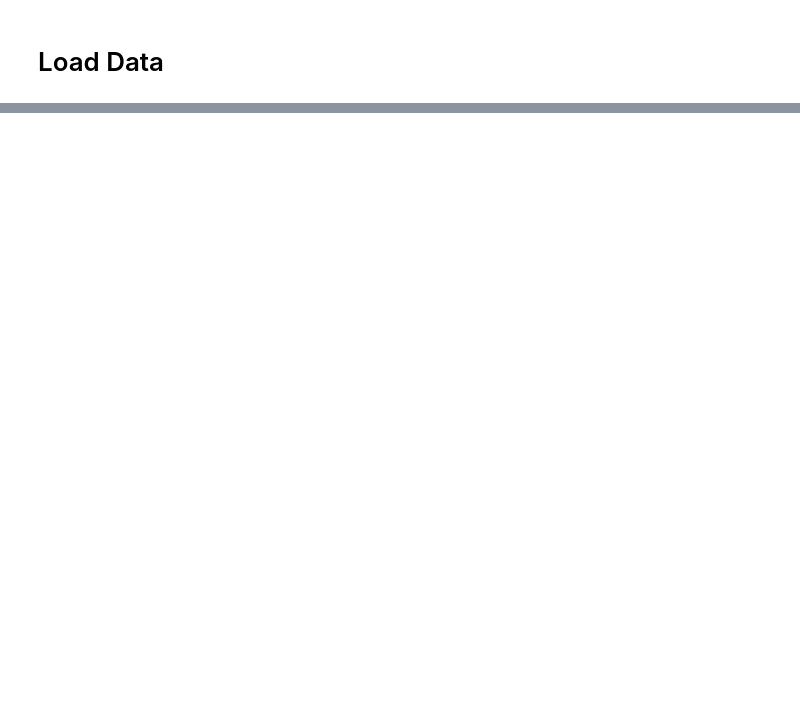
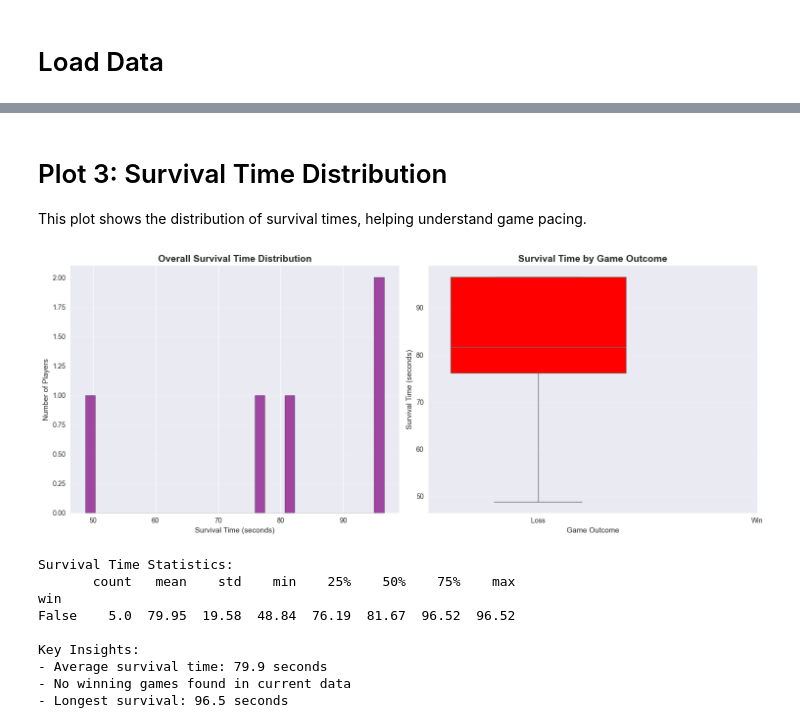
Before and after one commit to Jiawei-Wang45/526-NewPush, a Jupyter notebook: Analysis/analysis.ipynb, the cells around one changed output, grey strips where cells are left out. Cells and saved outputs as stored; diff of their text form; code cells hidden in the pictures; blank space fills up the shorter version.

```diff
--- a/Analysis/analysis.ipynb
+++ b/Analysis/analysis.ipynb
@@ -187,0 +265,57 @@ plt.show()
+# %% [markdown]
+# Plot 3: Survival Time Distribution
+
+This plot shows the distribution of survival times, helping understand game pacing.
+# %%
+# Survival time analysis
+fig, (ax1, ax2) = plt.subplots(1, 2, figsize=(15, 6))
+
+# Overall survival time distribution
+sns.histplot(data=ability_usage_df, x='survivetime', bins=30, ax=ax1, color='purple', alpha=0.7)
+ax1.set_title('Overall Survival Time Distribution', fontsize=14, fontweight='bold')
+ax1.set_xlabel('Survival Time (seconds)')
+ax1.set_ylabel('Number of Players')
+ax1.grid(axis='y', alpha=0.3)
+
+# Survival time by win/loss
+box_plot = sns.boxplot(data=ability_usage_df, x='win', y='survivetime', ax=ax2)
+ax2.set_title('Survival Time by Game Outcome', fontsize=14, fontweight='bold')
+ax2.set_xlabel('Game Outcome')
+ax2.set_ylabel('Survival Time (seconds)')
+
+# Set custom colors for the boxes
+for patch, color in zip(ax2.patches, ['red', 'green']):
+    patch.set_facecolor(color)
+
+ax2.set_xticks([0, 1])
+ax2.set_xticklabels(['Loss', 'Win'])
+ax2.grid(axis='y', alpha=0.3)
+
+plt.tight_layout()
+plt.show()
+
+# Statistics
+win_stats = ability_usage_df.groupby('win')['survivetime'].describe()
+print("Survival Time Statistics:")
+print(win_stats.round(2))
+
+print(f"\nKey Insights:")
+print(f"- Average survival time: {ability_usage_df['survivetime'].mean():.1f} seconds")
+if True in win_stats.index:
+    winner_mean = win_stats.loc[True, 'mean']
+    loser_mean = win_stats.loc[False, 'mean']
+    print(f"- Winners survive {winner_mean/loser_mean:.1f}x longer than losers")
+else:
+    print("- No winning games found in current data")
+print(f"- Longest survival: {ability_usage_df['survivetime'].max():.1f} seconds")
+# %% [output]
+[figure, added]
+Survival Time Statistics:
+       count   mean    std    min    25%    50%    75%    max
+win
+False    5.0  79.95  19.58  48.84  76.19  81.67  96.52  96.52
+
+Key Insights:
+- Average survival time: 79.9 seconds
+- No winning games found in current data
+- Longest survival: 96.5 seconds
```
Also changed, not shown: parts of 25 cells of this notebook, 6 other files.
